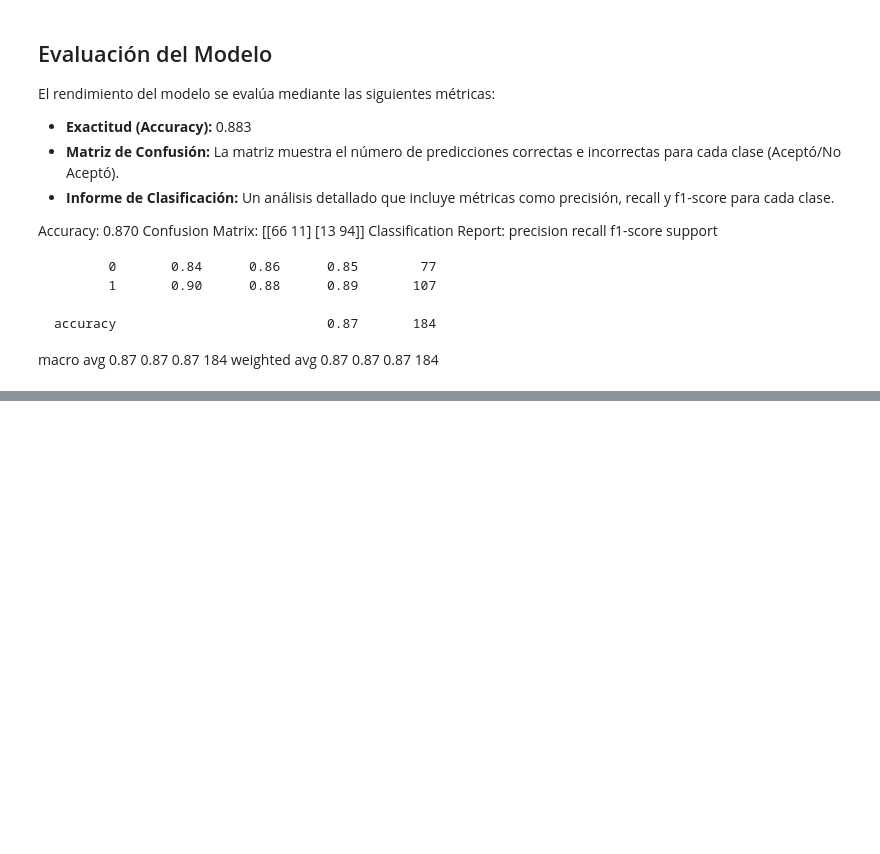
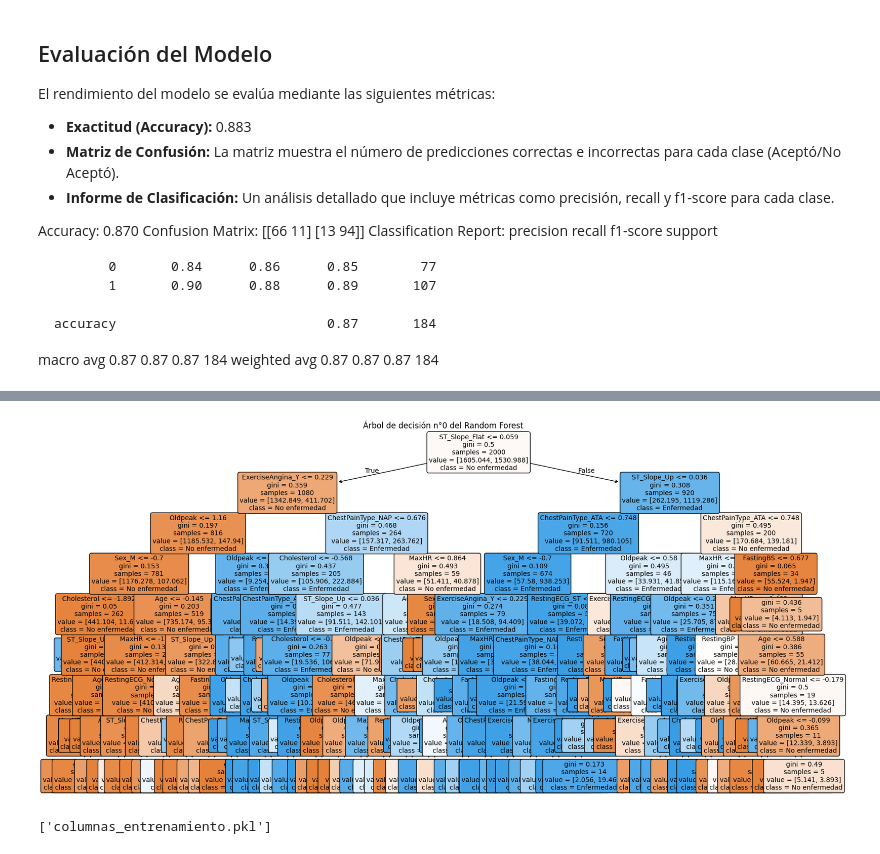
Before and after one commit to GMRGameDev/TFM_GuillermoManu, a Jupyter notebook: Clasificacion/RandomForest.ipynb, the cells around one changed output, grey strips where cells are left out. Cells and saved outputs as stored; diff of their text form; code cells hidden in the pictures; blank space fills up the shorter version.

```diff
--- a/Clasificacion/RandomForest.ipynb
+++ b/Clasificacion/RandomForest.ipynb
@@ -137,0 +119,23 @@ Passing `palette` without assigning `hue` is deprecated and will be removed in v
+# %%
+# 6. Entrenamiento con Random Forest
+# rf_model = RandomForestClassifier(n_estimators=100, max_depth=8, random_state=42)
+rf_model = RandomForestClassifier(
+    n_estimators=200,
+    class_weight='balanced',
+    max_depth=8,
+    max_features='sqrt',
+    max_leaf_nodes=None,
+    min_samples_leaf=3,
+    min_samples_split=10,
+    random_state=42
+)
+# rf_model = RandomForestClassifier(
+#     n_estimators=200,        # Aumentamos el número de árboles para estabilidad
+#     max_depth=8,             # Profundidad moderada: ni muy superficial ni sobreajustada
+#     min_samples_split=5,     # Requiere más muestras para dividir un nodo → menos overfitting
+#     min_samples_leaf=3,      # Evita hojas con muy pocos ejemplos
+#     max_features='sqrt',     # Opción clásica en clasificación → buen trade-off entre bias/varianza
+#     max_leaf_nodes=30,       # Limita el crecimiento arbitrario del árbol
+#     class_weight='balanced', # Ayuda en caso de leve desbalance (107 vs 77)
+#     random_state=42          # Reproducibilidad
+# )
@@ -138,2 +213,28 @@ Passing `palette` without assigning `hue` is deprecated and will be removed in v
+# %%
+# Visualizar el primer árbol del bosque
+plt.figure(figsize=(20, 10))
+plot_tree(rf_model.estimators_[0],
+          feature_names=X.columns,
+          class_names=['No enfermedad', 'Enfermedad'],
+          filled=True,
+          rounded=True,
+          fontsize=10)
+plt.title("Árbol de decisión n°0 del Random Forest")
+plt.show()
+# %% [output]
+[figure, added]
+# %%
+# Guardar el modelo
+import joblib
+
+joblib.dump(rf_model, 'modelo_random_forest.pkl')
+
+# Guardar el scaler
+joblib.dump(scaler, 'scaler.pkl')
+
+# Guardar columnas originales
+joblib.dump(X.columns.tolist(), 'columnas_entrenamiento.pkl')
+# %% [output]
+['columnas_entrenamiento.pkl']
 # %%
 from imblearn.over_sampling import SMOTE
```
Also changed, not shown: parts of 11 cells of this notebook, 15 other files.
